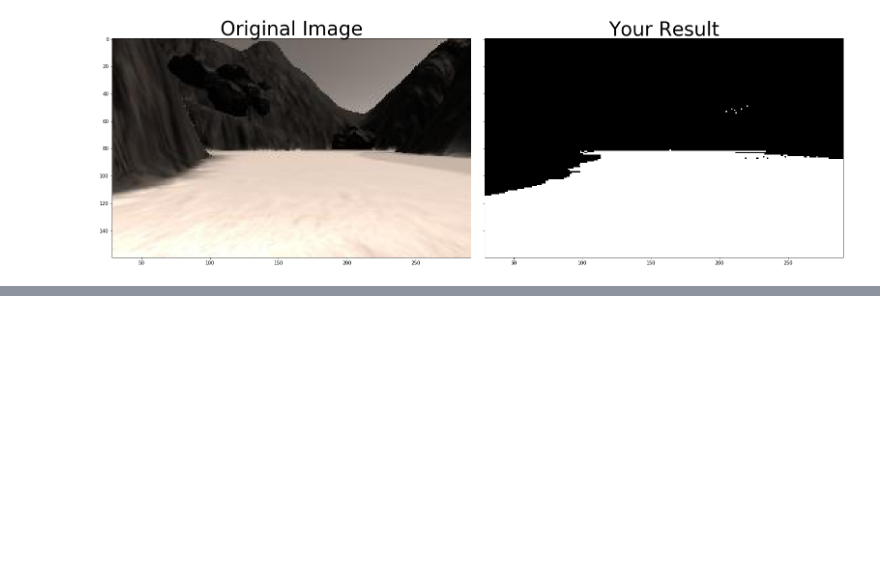
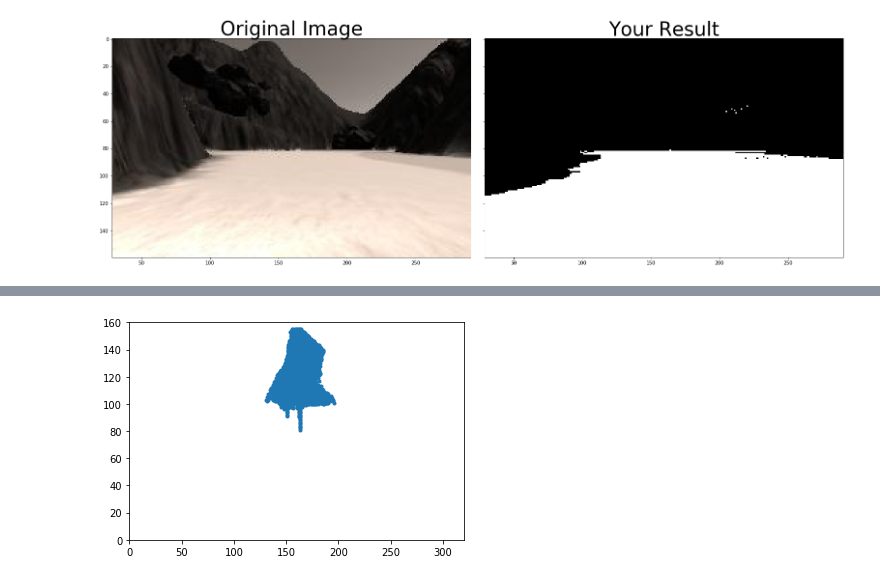
Before and after one commit to Nickolaim/udacity_rover_sim, a Jupyter notebook: perseption.ipynb, the cells around one changed output, grey strips where cells are left out. Saved outputs shown, nothing was run; the diff lists cells and outputs as text; code cells hidden in the pictures; blank space fills up the shorter version.

```diff
--- a/perseption.ipynb
+++ b/perseption.ipynb
@@ -78,0 +137,8 @@ plt.show()
+# %%
+ypos, xpos = colorsel.nonzero()
+plt.plot(xpos, ypos, '.')
+plt.xlim(0, 320)
+plt.ylim(0, 160)
+plt.show()
+# %% [output]
+[figure, added]
```
Also changed, not shown: parts of 5 cells of this notebook, 1 other file.
